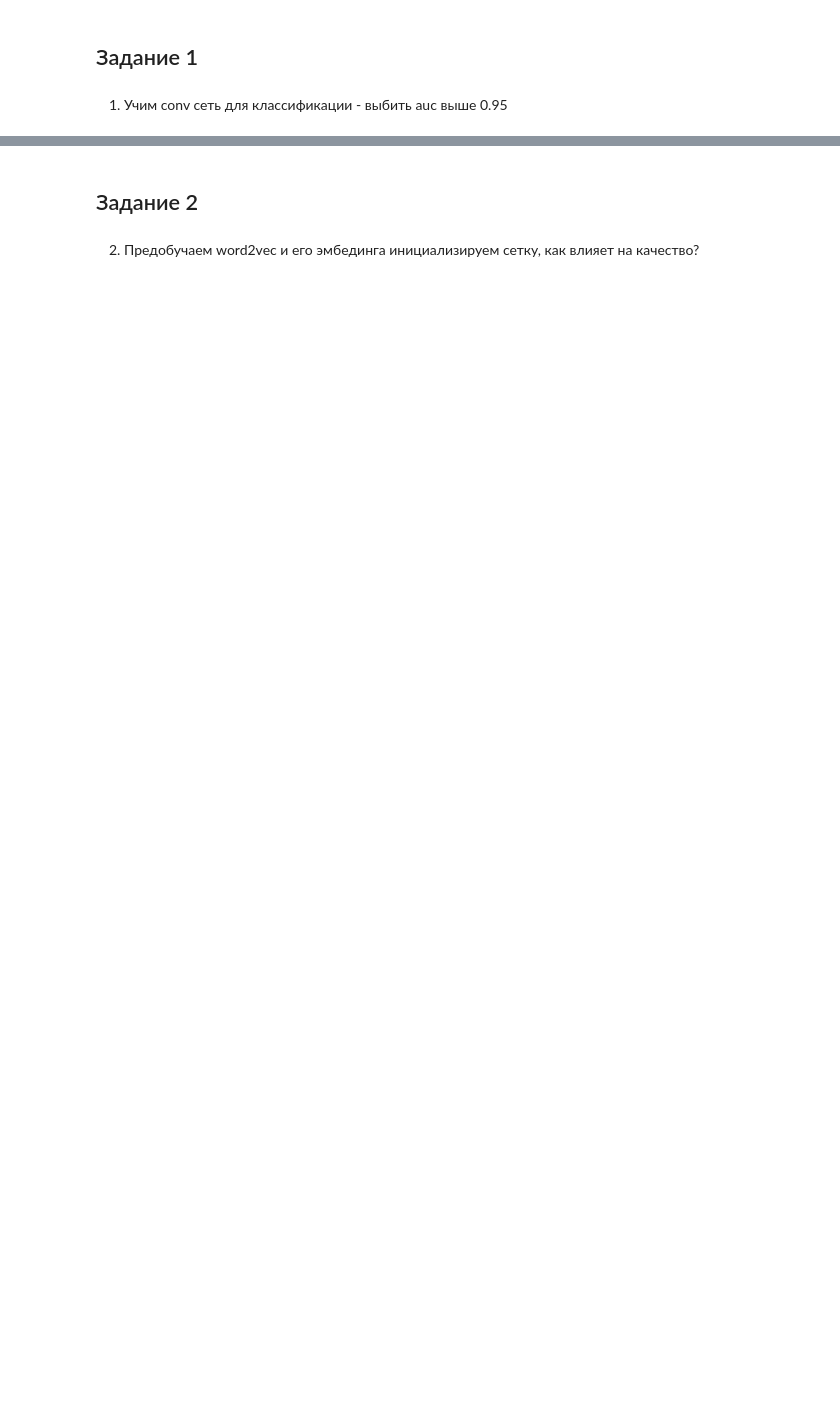
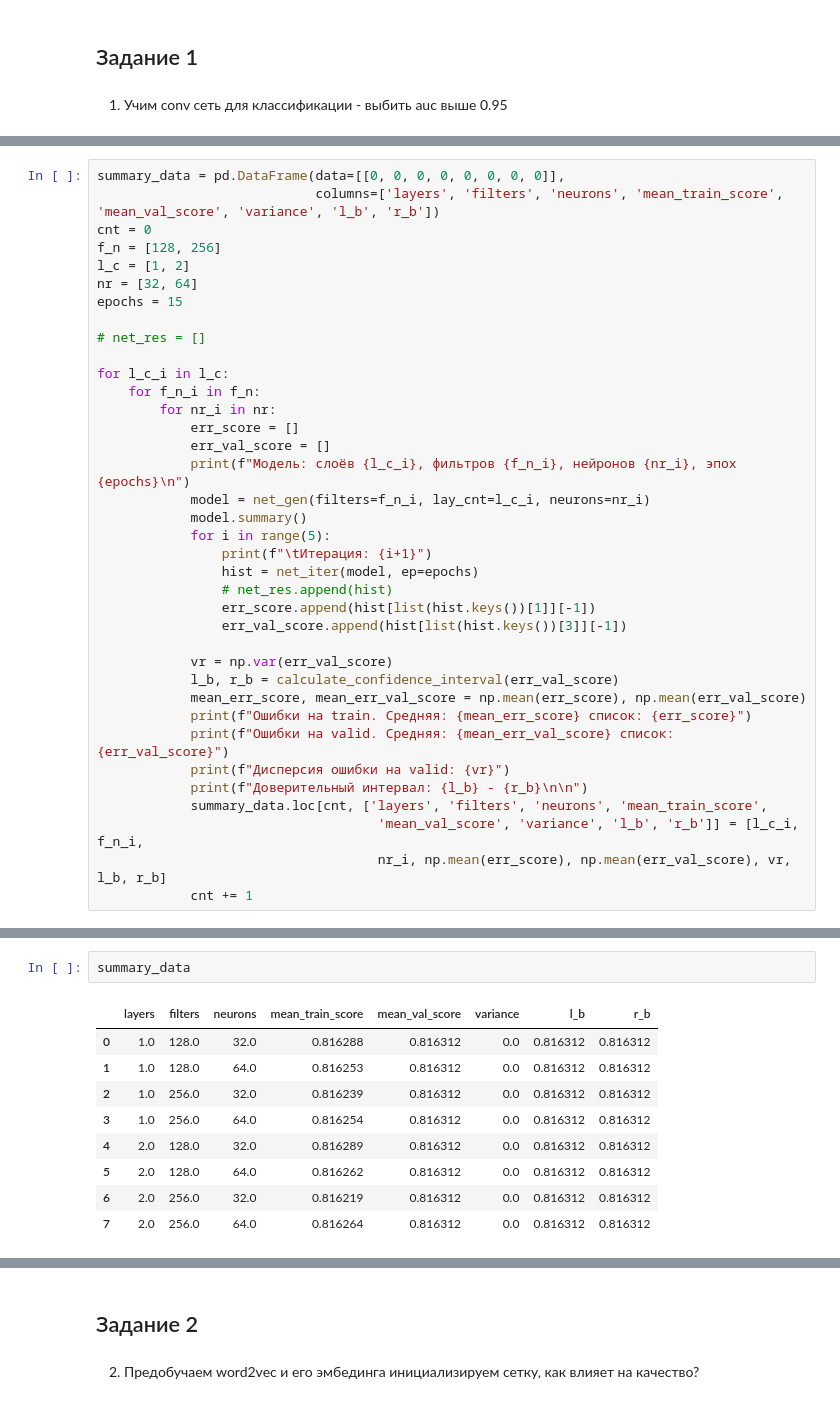
Before and after one commit to VitalyGladyshev/gb_nlp, a Jupyter notebook: HW_05_NLP.ipynb, the cells around one changed output, grey strips where cells are left out. Drawn from its saved outputs; the diff is of its cells as text; blank space fills up the shorter version.

```diff
--- a/HW_05_NLP.ipynb
+++ b/HW_05_NLP.ipynb
@@ -12,0 +278,37 @@ import numpy as np
+# %%
+summary_data = pd.DataFrame(data=[[0, 0, 0, 0, 0, 0, 0, 0]],
+                            columns=['layers', 'filters', 'neurons', 'mean_train_score', 'mean_val_score', 'variance', 'l_b', 'r_b'])
+cnt = 0
+f_n = [128, 256]
+l_c = [1, 2]
+nr = [32, 64]
+epochs = 15
+
+# net_res = []
+
+for l_c_i in l_c:
+    for f_n_i in f_n:
+        for nr_i in nr:
+            err_score = []
+            err_val_score = []
+            print(f"Модель: слоёв {l_c_i}, фильтров {f_n_i}, нейронов {nr_i}, эпох {epochs}\n")
+            model = net_gen(filters=f_n_i, lay_cnt=l_c_i, neurons=nr_i)
+            model.summary()
+            for i in range(5):
+                print(f"\tИтерация: {i+1}")
+                hist = net_iter(model, ep=epochs)
+                # net_res.append(hist)
+                err_score.append(hist[list(hist.keys())[1]][-1])
+                err_val_score.append(hist[list(hist.keys())[3]][-1])
+
+            vr = np.var(err_val_score)
+            l_b, r_b = calculate_confidence_interval(err_val_score)
+            mean_err_score, mean_err_val_score = np.mean(err_score), np.mean(err_val_score)
+            print(f"Ошибки на train. Средняя: {mean_err_score} список: {err_score}")
+            print(f"Ошибки на valid. Средняя: {mean_err_val_score} список: {err_val_score}")
+            print(f"Дисперсия ошибки на valid: {vr}")
+            print(f"Доверительный интервал: {l_b} - {r_b}\n\n")
+            summary_data.loc[cnt, ['layers', 'filters', 'neurons', 'mean_train_score',
+                                    'mean_val_score', 'variance', 'l_b', 'r_b']] = [l_c_i, f_n_i,
+                                    nr_i, np.mean(err_score), np.mean(err_val_score), vr, l_b, r_b]
+            cnt += 1
@@ -12,0 +333,12 @@ import numpy as np
+# %%
+summary_data
+# %% [output]
+|  | layers | filters | neurons | mean_train_score | mean_val_score | variance | l_b | r_b |
+| 0 | 1.0 | 128.0 | 32.0 | 0.816288 | 0.816312 | 0.0 | 0.816312 | 0.816312 |
+| 1 | 1.0 | 128.0 | 64.0 | 0.816253 | 0.816312 | 0.0 | 0.816312 | 0.816312 |
+| 2 | 1.0 | 256.0 | 32.0 | 0.816239 | 0.816312 | 0.0 | 0.816312 | 0.816312 |
+| 3 | 1.0 | 256.0 | 64.0 | 0.816254 | 0.816312 | 0.0 | 0.816312 | 0.816312 |
+| 4 | 2.0 | 128.0 | 32.0 | 0.816289 | 0.816312 | 0.0 | 0.816312 | 0.816312 |
+| 5 | 2.0 | 128.0 | 64.0 | 0.816262 | 0.816312 | 0.0 | 0.816312 | 0.816312 |
+| 6 | 2.0 | 256.0 | 32.0 | 0.816219 | 0.816312 | 0.0 | 0.816312 | 0.816312 |
+| 7 | 2.0 | 256.0 | 64.0 | 0.816264 | 0.816312 | 0.0 | 0.816312 | 0.816312 |
```
Also changed, not shown: parts of 43 cells of this notebook.
